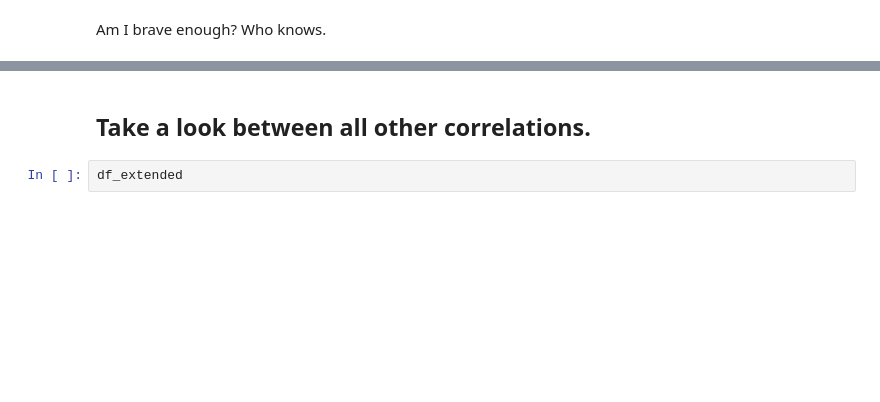
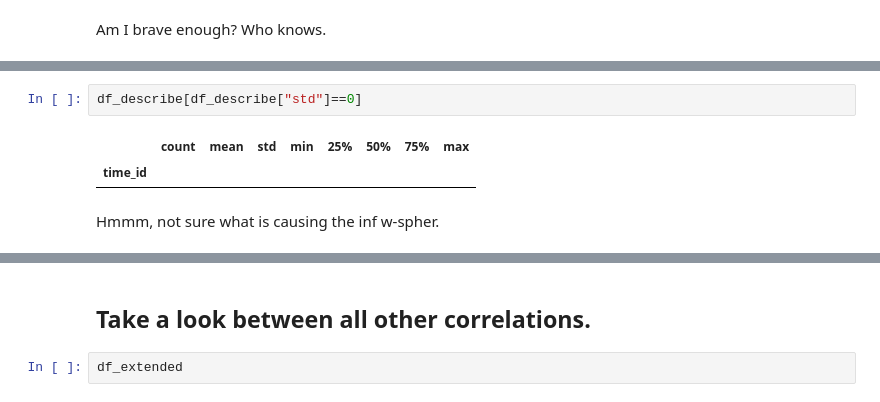
Before and after one commit to martinmf-dev/Realized_Volatility_Prediction_-erdos_deeplearning-, a Jupyter notebook: EDA/EDA_yuan.ipynb, the cells around one changed output, grey strips where cells are left out. Saved outputs shown, nothing was run; the diff lists cells and outputs as text; blank space fills up the shorter version.

```diff
--- a/EDA/EDA_yuan.ipynb
+++ b/EDA/EDA_yuan.ipynb
@@ -543,6 +638,13 @@ pg.rm_anova(data=df_extended,dv="target",within="time_id",subject="stock_id")
 # %% [output]
 |  | Source | ddof1 | ddof2 | F | p-unc | p-GG-corr | ng2 | eps | sphericity | W-spher | ... |
 | 0 | time_id | 3829 | 405874 | 275.433413 | 0.0 | 0.0 | 0.587913 | 0.003315 | False | inf | ... |
+# %%
+df_describe[df_describe["std"]==0]
+# %% [output]
+|  | count | mean | std | min | 25% | 50% | 75% | max |
+| time_id |  |  |  |  |  |  |  |  |
+# %% [markdown]
+Hmmm, not sure what is causing the inf w-spher.
 # %% [markdown]
 ## ** In the first method where I sampled 100 of the time_ids, the reduction in the category number would have inflated the impact of the variable (can be seen through the huge F value). This is why I did the sample method, in which the total number of time id category is maintained, the impact reduced, but still is huge. Just take a look at the p values, last time I checked 0 is like the smallest non negative values, we should most definitely try to include the categorical data of time id and stock id into our model. There are many ways we can do this in deep learning: learned embedding (can be good for both ordinal (time id) and non ordinal (stock id) data, depending on if I feel it in with order(at least according to my readings)), one hot (same as hot mess) encoding (good for non ordinal variable, like stock id, but can be memory consuming and inefficient, ordinal encoding (clearly, would only work with time id)), or target (or otherwise parameter) encoding (this is, seemingly, what the top kaggle solution went for).
 
```
Also changed, not shown: parts of 30 cells of this notebook.
